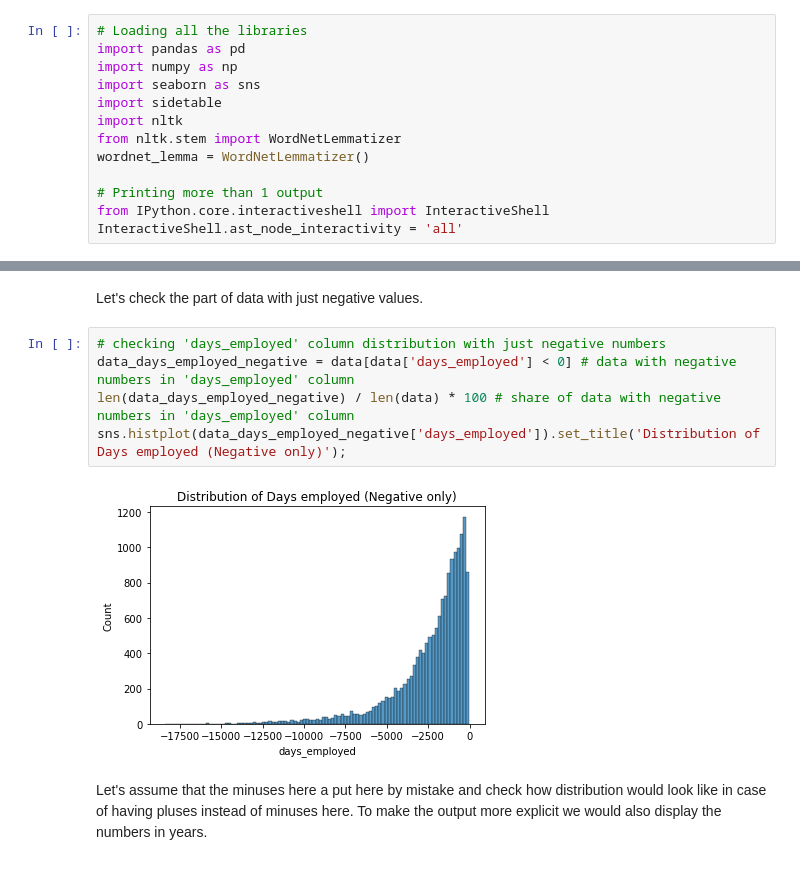
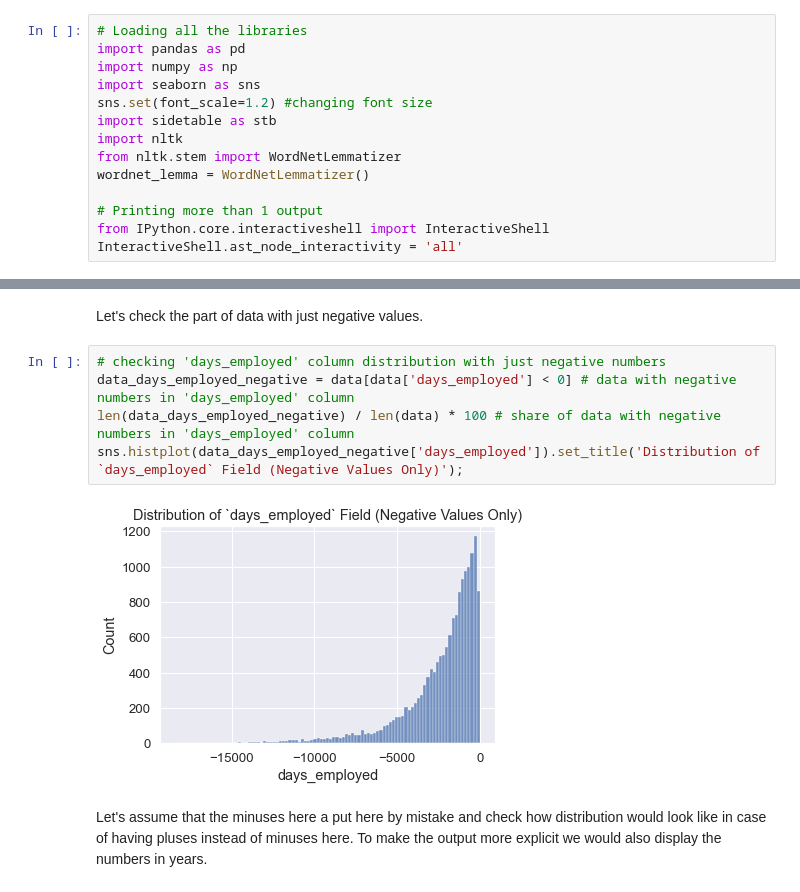
Before and after one commit to Sasha-Fridman/TripleTen-ex.-Practicum-Bootcamp-Projects, a Jupyter notebook: 1. Data Preprocessing.ipynb, the cells around one changed output, grey strips where cells are left out. Saved outputs shown, nothing was run; the diff lists cells and outputs as text.

```diff
--- a/1. Data Preprocessing.ipynb
+++ b/1. Data Preprocessing.ipynb
@@ -27,7 +40,8 @@ Let's investigate the data, keeping in mind our goals.
 import pandas as pd
 import numpy as np
 import seaborn as sns
-import sidetable
+sns.set(font_scale=1.2) #changing font size
+import sidetable as stb
 import nltk
 from nltk.stem import WordNetLemmatizer
 wordnet_lemma = WordNetLemmatizer()
@@ -929,10 +948,10 @@ Let's check the part of data with just negative values.
 # %%
 # checking 'days_employed' column distribution with just negative numbers
 data_days_employed_negative = data[data['days_employed'] < 0] # data with negative numbers in 'days_employed' column
 len(data_days_employed_negative) / len(data) * 100 # share of data with negative numbers in 'days_employed' column
-sns.histplot(data_days_employed_negative['days_employed']).set_title('Distribution of Days employed (Negative only)');
+sns.histplot(data_days_employed_negative['days_employed']).set_title('Distribution of `days_employed` Field (Negative Values Only)');
 # %% [output]
-[figure, old version]
+[figure, new version]
 # %% [markdown]
 Let's assume that the minuses here a put here by mistake and check how distribution would look like in case of having pluses instead of minuses here. To make the output more explicit we would also display the numbers in years.
 # %%
```
Also changed, not shown: parts of 27 cells of this notebook.
